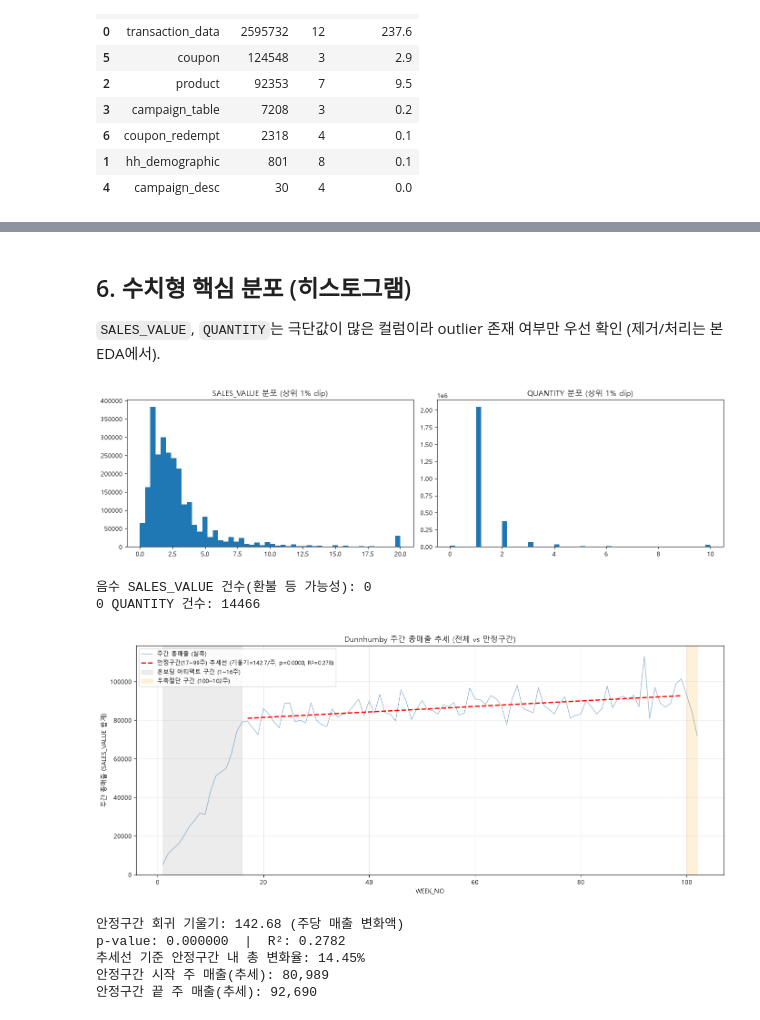
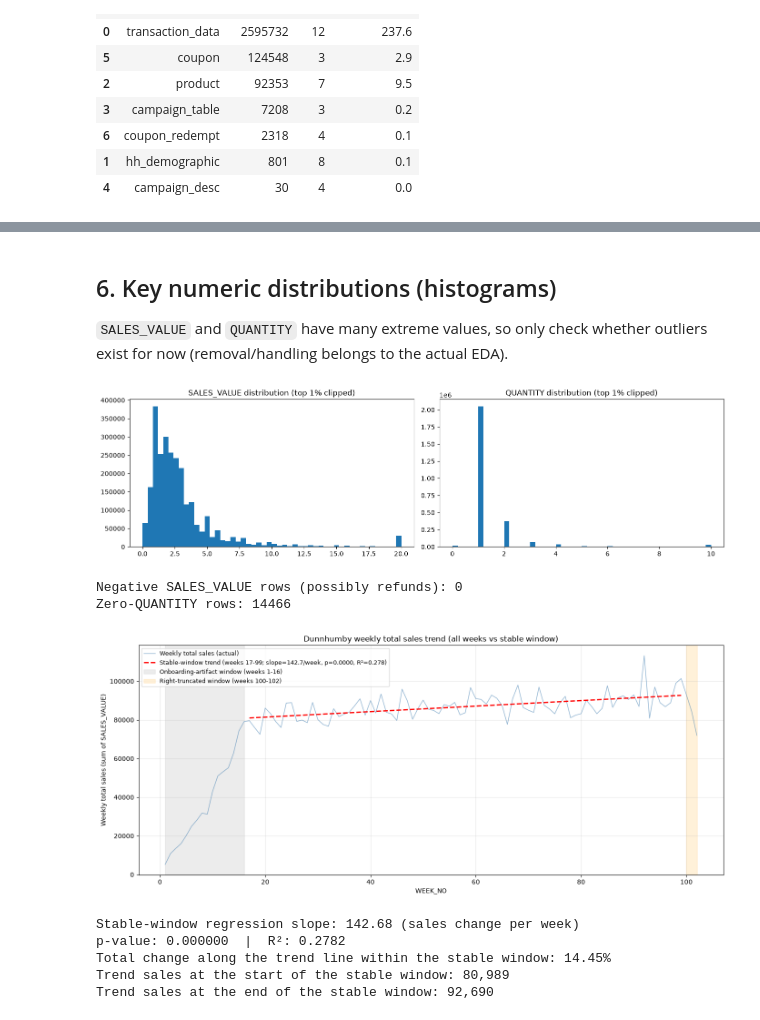
Before and after one commit to jiwoon-oh/dunnhumby-campaign-response, a Jupyter notebook: dunnhumby_data_overview.ipynb, the cells around one changed output, grey strips where cells are left out. Saved outputs shown, nothing was run; the diff lists cells and outputs as text; code cells hidden in the pictures.

```diff
--- a/dunnhumby_data_overview.ipynb
+++ b/dunnhumby_data_overview.ipynb
@@ -38,18 +38,6 @@ FILES = {
 }
 # %%
 import matplotlib.pyplot as plt
-import matplotlib.font_manager as fm
 
-# 시스템에 설치된 한글 폰트 자동 탐색 (Windows 기준 '맑은 고딕' 우선)
-candidates = ["Malgun Gothic", "NanumGothic", "AppleGothic"]
-available = {f.name for f in fm.fontManager.ttflist}
-
-font_name = next((c for c in candidates if c in available), None)
-
-if font_name:
-    plt.rcParams["font.family"] = font_name
-else:
-    print("한글 폰트를 찾지 못했습니다. 나눔고딕 설치 필요: https://hangeul.naver.com/font 에서 다운로드 후 재시작")
-
-plt.rcParams["axes.unicode_minus"] = False  # 마이너스 기호 깨짐 방지
+plt.rcParams["axes.unicode_minus"] = False  # keep the minus sign as a plain hyphen
 # %% [markdown]
@@ -521,89 +509,89 @@ weekly_metrics.describe()
 | 75% | 76.750000 | 1337.750000 | 3005.750000 | 89641.105000 | 2.278718 | 30.194819 |
 | max | 102.000000 | 1428.000000 | 3362.000000 | 113192.870000 | 2.372837 | 36.698310 |
 # %% [markdown]
-## 6. 수치형 핵심 분포 (히스토그램)
+## 6. Key numeric distributions (histograms)
 
-`SALES_VALUE`, `QUANTITY`는 극단값이 많은 컬럼이라 outlier 존재 여부만 우선 확인 (제거/처리는 본 EDA에서).
+`SALES_VALUE` and `QUANTITY` have many extreme values, so only check whether outliers exist for now (removal/handling belongs to the actual EDA).
 # %%
 fig, axes = plt.subplots(1, 2, figsize=(14, 4))
 
 axes[0].hist(tx["SALES_VALUE"].clip(upper=tx["SALES_VALUE"].quantile(0.99)), bins=50)
-axes[0].set_title("SALES_VALUE 분포 (상위 1% clip)")
+axes[0].set_title("SALES_VALUE distribution (top 1% clipped)")
 
 axes[1].hist(tx["QUANTITY"].clip(upper=tx["QUANTITY"].quantile(0.99)), bins=50)
-axes[1].set_title("QUANTITY 분포 (상위 1% clip)")
+axes[1].set_title("QUANTITY distribution (top 1% clipped)")
 
 plt.tight_layout()
 plt.show()
 
-print("음수 SALES_VALUE 건수(환불 등 가능성):", (tx["SALES_VALUE"] < 0).sum())
-print("0 QUANTITY 건수:", (tx["QUANTITY"] == 0).sum())
+print("Negative SALES_VALUE rows (possibly refunds):", (tx["SALES_VALUE"] < 0).sum())
+print("Zero-QUANTITY rows:", (tx["QUANTITY"] == 0).sum())
 # %% [output]
-[figure, old version]
+[figure, new version]
-음수 SALES_VALUE 건수(환불 등 가능성): 0
-0 QUANTITY 건수: 14466
+Negative SALES_VALUE rows (possibly refunds): 0
+Zero-QUANTITY rows: 14466
 # %%
 import pandas as pd
 import numpy as np
 import matplotlib.pyplot as plt
 from scipy import stats
 
-# 1. 데이터 로드 (필요한 컬럼만)
+# 1. Load the data (needed columns only)
 tx = pd.read_csv(DATA_DIR / "transaction_data.csv", usecols=["household_key", "WEEK_NO", "SALES_VALUE"])
 
-# 2. 주차별 총매출 집계
+# 2. Total sales by week
 weekly_rev = tx.groupby("WEEK_NO")["SALES_VALUE"].sum().reset_index()
 weekly_rev = weekly_rev.sort_values("WEEK_NO", kind="stable")
 
-# 3. 안정구간(17~99주) vs 전체 구분
+# 3. Stable window (weeks 17-99) vs all weeks
 stable = weekly_rev[(weekly_rev["WEEK_NO"] >= 17) & (weekly_rev["WEEK_NO"] <= 99)]
 
-# 4. 안정구간 기준 선형회귀 (추세선)
+# 4. Linear regression on the stable window (trend line)
 slope, intercept, r_value, p_value, std_err = stats.linregress(
     stable["WEEK_NO"], stable["SALES_VALUE"]
 )
 trend_line = slope * stable["WEEK_NO"] + intercept
 
-# 5. 시각화
+# 5. Plot
 fig, ax = plt.subplots(figsize=(14, 6))
 
-# 전체 실제 매출 (얇은 선)
+# Actual sales, all weeks (thin line)
 ax.plot(weekly_rev["WEEK_NO"], weekly_rev["SALES_VALUE"],
-        color="steelblue", linewidth=1, alpha=0.6, label="주간 총매출 (실측)")
+        color="steelblue", linewidth=1, alpha=0.6, label="Weekly total sales (actual)")
 
-# 안정구간 추세선 (굵은 점선)
+# Trend line over the stable window (thick dashed line)
 ax.plot(stable["WEEK_NO"], trend_line,
         color="red", linewidth=2, linestyle="--",
-        label=f"안정구간(17~99주) 추세선 (기울기={slope:.1f}/주, p={p_value:.4f}, R²={r_value**2:.3f})")
+        label=f"Stable-window trend (weeks 17-99; slope={slope:.1f}/week, p={p_value:.4f}, R²={r_value**2:.3f})")
 
-# 제외 구간 음영 처리
-ax.axvspan(weekly_rev["WEEK_NO"].min(), 16, color="gray", alpha=0.15, label="온보딩 아티팩트 구간 (1~16주)")
-ax.axvspan(100, weekly_rev["WEEK_NO"].max(), color="orange", alpha=0.15, label="우측절단 구간 (100~102주)")
+# Shade the excluded windows
+ax.axvspan(weekly_rev["WEEK_NO"].min(), 16, color="gray", alpha=0.15, label="Onboarding-artifact window (weeks 1-16)")
+ax.axvspan(100, weekly_rev["WEEK_NO"].max(), color="orange", alpha=0.15, label="Right-truncated window (weeks 100-102)")
 
 ax.set_xlabel("WEEK_NO")
-ax.set_ylabel("주간 총매출 (SALES_VALUE 합계)")
-ax.set_title("Dunnhumby 주간 총매출 추세 (전체 vs 안정구간)")
+ax.set_ylabel("Weekly total sales (sum of SALES_VALUE)")
+ax.set_title("Dunnhumby weekly total sales trend (all weeks vs stable window)")
 ax.legend(loc="upper left", fontsize=9)
 ax.grid(True, alpha=0.3)
 
 plt.tight_layout()
 plt.show()
 
-# 6. 숫자로도 확인
+# 6. Check the numbers as well
 total_weeks = stable["WEEK_NO"].max() - stable["WEEK_NO"].min()
 pct_change = (trend_line.iloc[-1] - trend_line.iloc[0]) / trend_line.iloc[0] * 100
-print(f"안정구간 회귀 기울기: {slope:.2f} (주당 매출 변화액)")
+print(f"Stable-window regression slope: {slope:.2f} (sales change per week)")
 print(f"p-value: {p_value:.6f}  |  R²: {r_value**2:.4f}")
-print(f"추세선 기준 안정구간 내 총 변화율: {pct_change:.2f}%")
-print(f"안정구간 시작 주 매출(추세): {trend_line.iloc[0]:,.0f}")
-print(f"안정구간 끝 주 매출(추세): {trend_line.iloc[-1]:,.0f}")
+print(f"Total change along the trend line within the stable window: {pct_change:.2f}%")
+print(f"Trend sales at the start of the stable window: {trend_line.iloc[0]:,.0f}")
+print(f"Trend sales at the end of the stable window: {trend_line.iloc[-1]:,.0f}")
 # %% [output]
-[figure, old version]
+[figure, new version]
-안정구간 회귀 기울기: 142.68 (주당 매출 변화액)
+Stable-window regression slope: 142.68 (sales change per week)
 p-value: 0.000000  |  R²: 0.2782
-추세선 기준 안정구간 내 총 변화율: 14.45%
-안정구간 시작 주 매출(추세): 80,989
-안정구간 끝 주 매출(추세): 92,690
+Total change along the trend line within the stable window: 14.45%
+Trend sales at the start of the stable window: 80,989
+Trend sales at the end of the stable window: 92,690
 # %%
 # --- source CSVs: weekly revenue and the stable-window trend
 _w = weekly_rev.rename(columns={"WEEK_NO": "week_no", "SALES_VALUE": "sales_value"}).copy()
```
Also changed, not shown: parts of 20 cells of this notebook, 12 other files.
